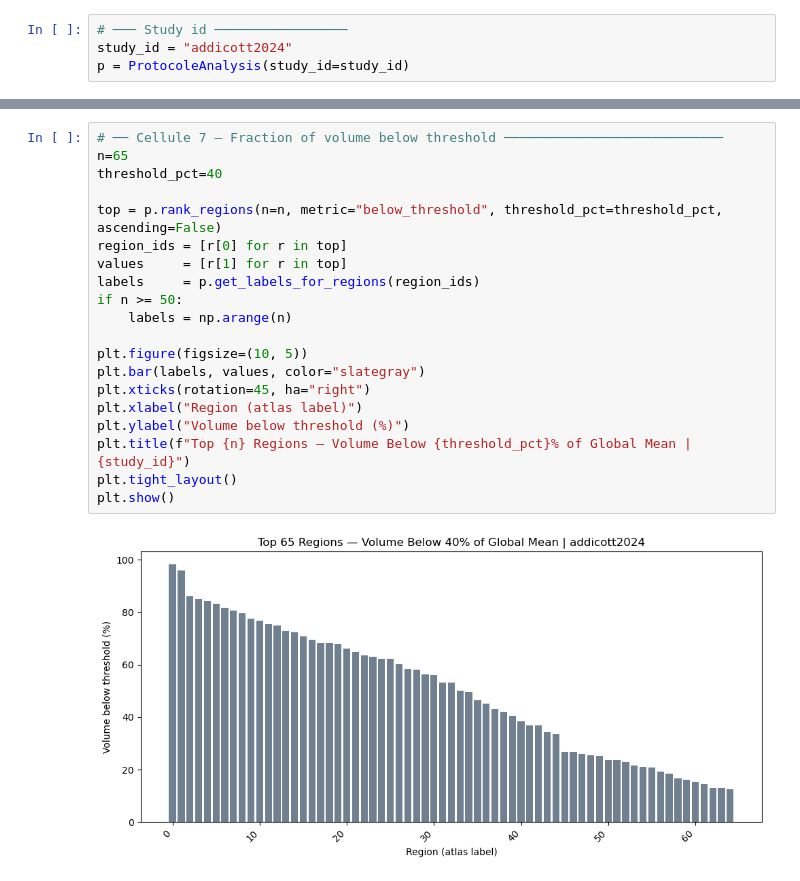
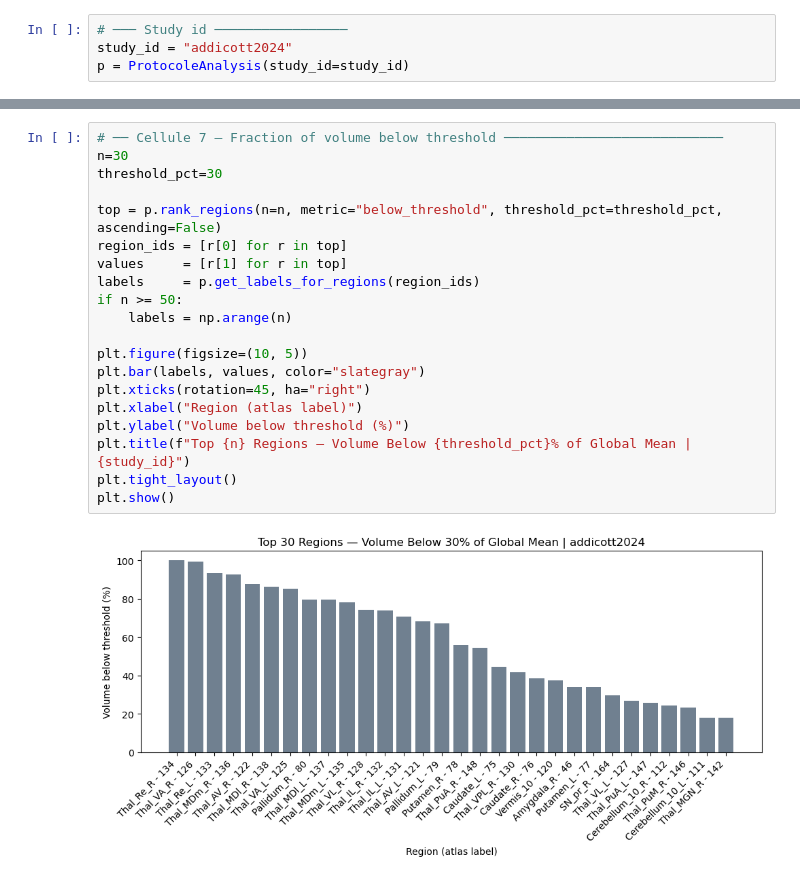
Before and after one commit to BastienBedard/SimNIBS_edits_2026, a Jupyter notebook: analysis/graph_TMS.ipynb, the cells around one changed output, grey strips where cells are left out. Saved outputs shown, nothing was run; the diff lists cells and outputs as text.

```diff
--- a/analysis/graph_TMS.ipynb
+++ b/analysis/graph_TMS.ipynb
@@ -189,22 +265,22 @@ plt.show()
 # %%
 # ── Cellule 7 — Fraction of volume below threshold ────────────────────────────
-n=65
-threshold_pct=40
+n=30
+threshold_pct=30
 
 top = p.rank_regions(n=n, metric="below_threshold", threshold_pct=threshold_pct, ascending=False)
 region_ids = [r[0] for r in top]
 values     = [r[1] for r in top]
 labels     = p.get_labels_for_regions(region_ids)
 if n >= 50:
     labels = np.arange(n)
 
 plt.figure(figsize=(10, 5))
 plt.bar(labels, values, color="slategray")
 plt.xticks(rotation=45, ha="right")
 plt.xlabel("Region (atlas label)")
 plt.ylabel("Volume below threshold (%)")
 plt.title(f"Top {n} Regions — Volume Below {threshold_pct}% of Global Mean | {study_id}")
 plt.tight_layout()
 plt.show()
 # %% [output]
-[figure, old version]
+[figure, new version]
```
Also changed, not shown: parts of 10 cells of this notebook, 6 other files.
